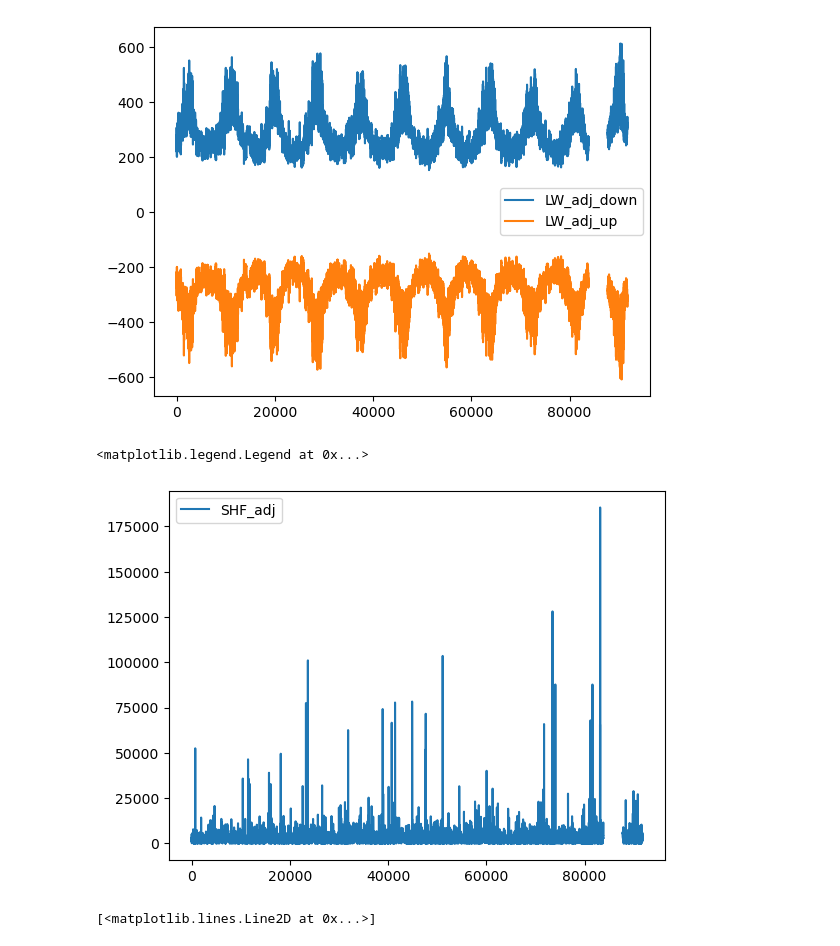
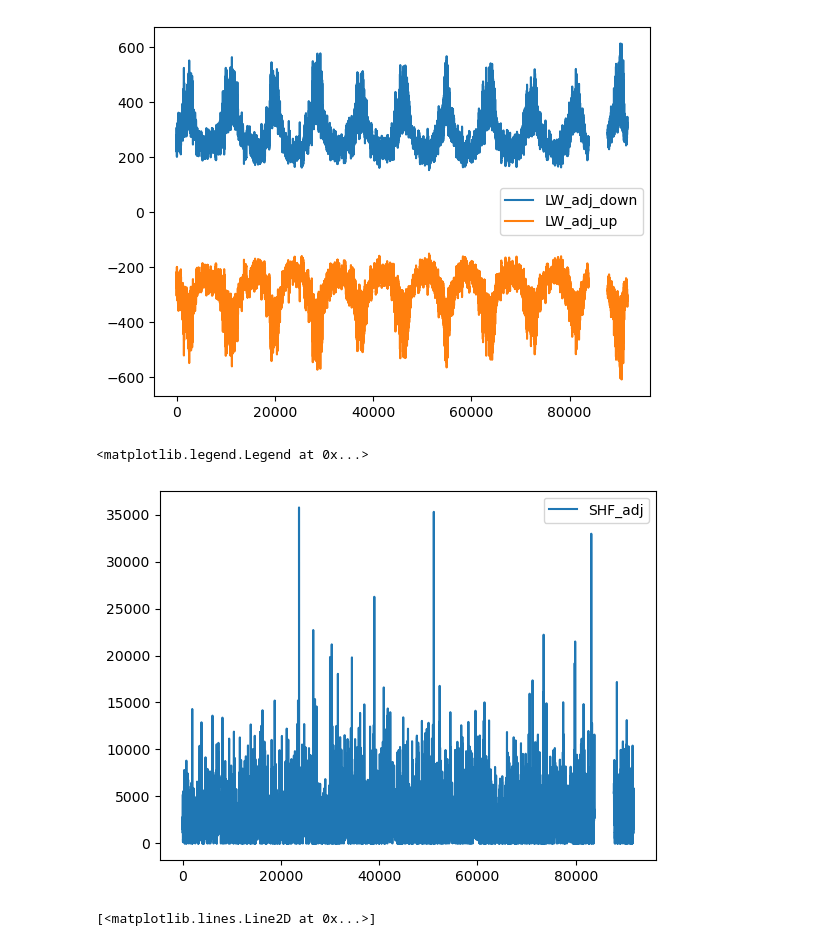
Before and after one commit to CLPHUU/IceAndClimate, a Jupyter notebook: Project_2/Project2_version2.ipynb, the cells around one changed output. Cells and saved outputs as stored; diff of their text form; code cells hidden in the pictures.

```diff
--- a/Project_2/Project2_version2.ipynb
+++ b/Project_2/Project2_version2.ipynb
@@ -36,7 +36,7 @@ class CloseSEB():
         c_tbd = np.array(SHF)/(self.U10* (np.array(T_air2m) - np.array(T_surf)))
         c_tbd = np.array(c_tbd)
         c_tbd[c_tbd < 0] = 0
-        c_tbd[c_tbd > 50] = 5
+        c_tbd[c_tbd > 5] = 5
         c_tbd[c_tbd == np.nan] = 0
 
         self.c_tbd = c_tbd
@@ -89,7 +89,7 @@ class CloseSEB():
             LW_adj_up = -sigma*(T_surf_est)**4 - 4*sigma*(T_surf_est**3)*(T_surf_adj-T_surf_est)
             LW_adj_down = sigma*(T_surf_adj)**4
             SHF_adj = SHF+U10*c_tbd*(dT+T_surf_est)
-            shf_res = U10*c_tbd*(dT+T_surf_est)
+            shf_res = 0#U10*c_tbd*(dT+T_surf_est)
 
             LHF_adj = LHF
             return LW_adj_up, LW_adj_down,SHF_adj, LHF_adj, shf_res
@@ -195,12 +195,12 @@ plt.legend()
 <matplotlib.legend.Legend at 0x...>
 [figure]
 # %%
-plt.plot(melt_dict_fluxes['shf_res_adj'], label='SHF_adj')
+plt.plot(melt_dict_fluxes['SHF_adj'], label='SHF_adj')
 # plt.plot(melt_dict_fluxes['LHF_adj'], label='LHF_adj')
 plt.legend()
 # %% [output]
 <matplotlib.legend.Legend at 0x...>
-[figure, old version]
+[figure, new version]
 # %%
 class CloseSEB_FUCKTHESHF():
     def __init__(self, SEBdata):
```
Also changed, not shown: parts of 1 cell of this notebook.
